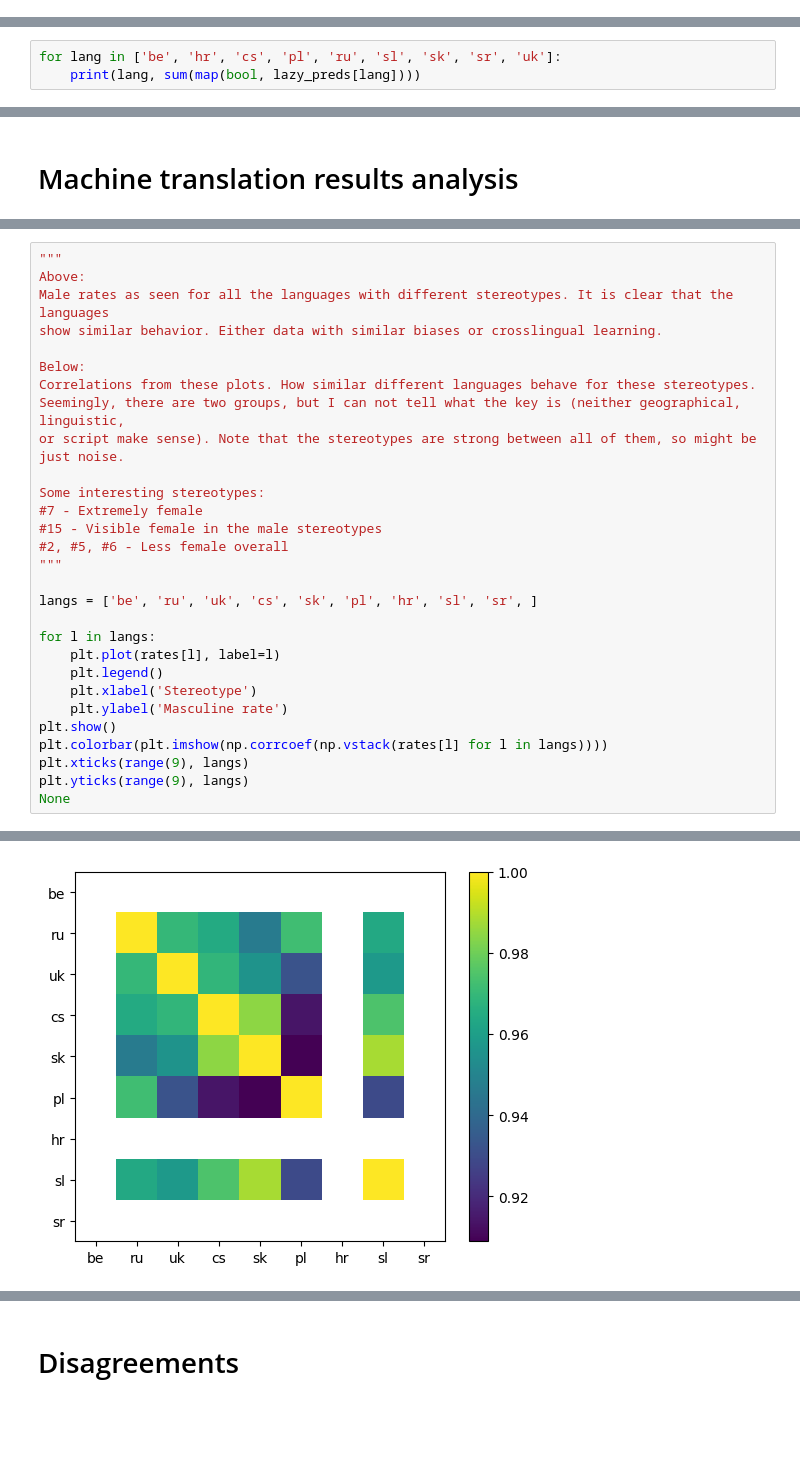
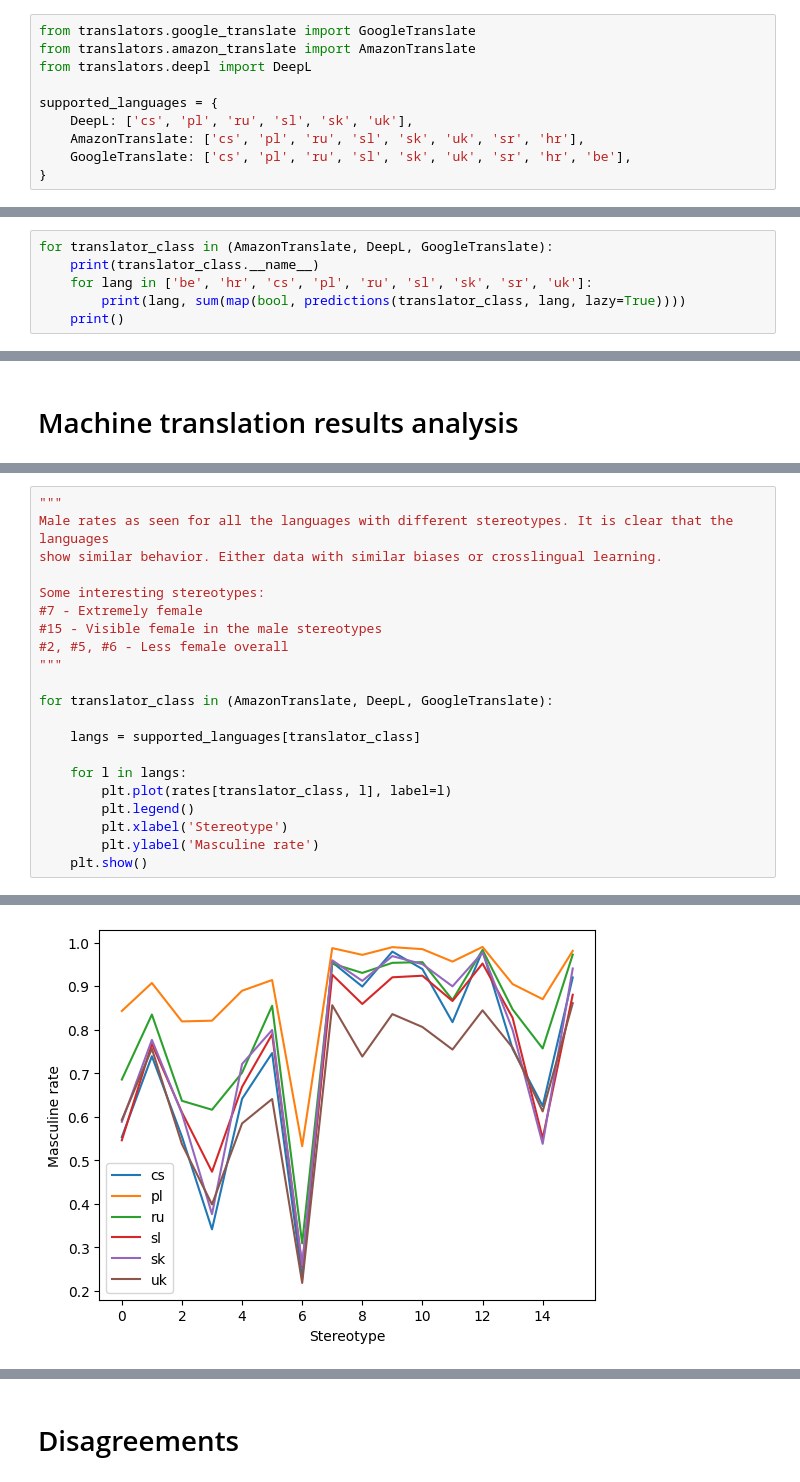
Before and after one commit to kinit-sk/biases-in-slovak-ai, a Jupyter notebook: _translation.ipynb, the cells around one changed output, grey strips where cells are left out. Cells and saved outputs as stored; diff of their text form; blank space fills up the shorter version.

Commit message:
Translator path

```diff
--- a/_translation.ipynb
+++ b/_translation.ipynb
@@ -95,6 +95,16 @@ Retrieving unsaved translations from logs
 # google_translate.save()
 # %% [output]
 '\nRetrieving unsaved translations from logs\n'
+# %%
+from translators.google_translate import GoogleTranslate
+from translators.amazon_translate import AmazonTranslate
+from translators.deepl import DeepL
+
+supported_languages = {
+    DeepL: ['cs', 'pl', 'ru', 'sl', 'sk', 'uk'],
+    AmazonTranslate: ['cs', 'pl', 'ru', 'sl', 'sk', 'uk', 'sr', 'hr'],
+    GoogleTranslate: ['cs', 'pl', 'ru', 'sl', 'sk', 'uk', 'sr', 'hr', 'be'],
+}
 # %%
 from unidecode import unidecode
 from parser import Parser
@@ -314,4 +285,7 @@ INFO:translators.translator:Loaded translations: 3674
 # %%
-for lang in ['be', 'hr', 'cs', 'pl', 'ru', 'sl', 'sk', 'sr', 'uk']:
-    print(lang, sum(map(bool, lazy_preds[lang])))
+for translator_class in (AmazonTranslate, DeepL, GoogleTranslate):
+    print(translator_class.__name__)
+    for lang in ['be', 'hr', 'cs', 'pl', 'ru', 'sl', 'sk', 'sr', 'uk']:
+        print(lang, sum(map(bool, predictions(translator_class, lang, lazy=True))))
+    print()
 # %% [output]
@@ -352,13 +339,7 @@ plt.show()
 # %%
 """
-Above:
 Male rates as seen for all the languages with different stereotypes. It is clear that the languages
 show similar behavior. Either data with similar biases or crosslingual learning.
-
-Below:
-Correlations from these plots. How similar different languages behave for these stereotypes.
-Seemingly, there are two groups, but I can not tell what the key is (neither geographical, linguistic,
-or script make sense). Note that the stereotypes are strong between all of them, so might be just noise.
 
 Some interesting stereotypes:
 #7 - Extremely female
@@ -366,16 +347,14 @@ Some interesting stereotypes:
 #2, #5, #6 - Less female overall
 """
 
-langs = ['be', 'ru', 'uk', 'cs', 'sk', 'pl', 'hr', 'sl', 'sr', ]
+for translator_class in (AmazonTranslate, DeepL, GoogleTranslate):
 
-for l in langs:
-    plt.plot(rates[l], label=l)
-    plt.legend()
-    plt.xlabel('Stereotype')
-    plt.ylabel('Masculine rate')
-plt.show()
-plt.colorbar(plt.imshow(np.corrcoef(np.vstack(rates[l] for l in langs))))
-plt.xticks(range(9), langs)
-plt.yticks(range(9), langs)
-None
+    langs = supported_languages[translator_class]
+
+    for l in langs:
+        plt.plot(rates[translator_class, l], label=l)
+        plt.legend()
+        plt.xlabel('Stereotype')
+        plt.ylabel('Masculine rate')
+    plt.show()
 # %% [output]
@@ -383 +362 @@ None
-[figure, old version]
+[figure, new version]
```
Also changed, not shown: parts of 16 cells of this notebook, 4 other files.
